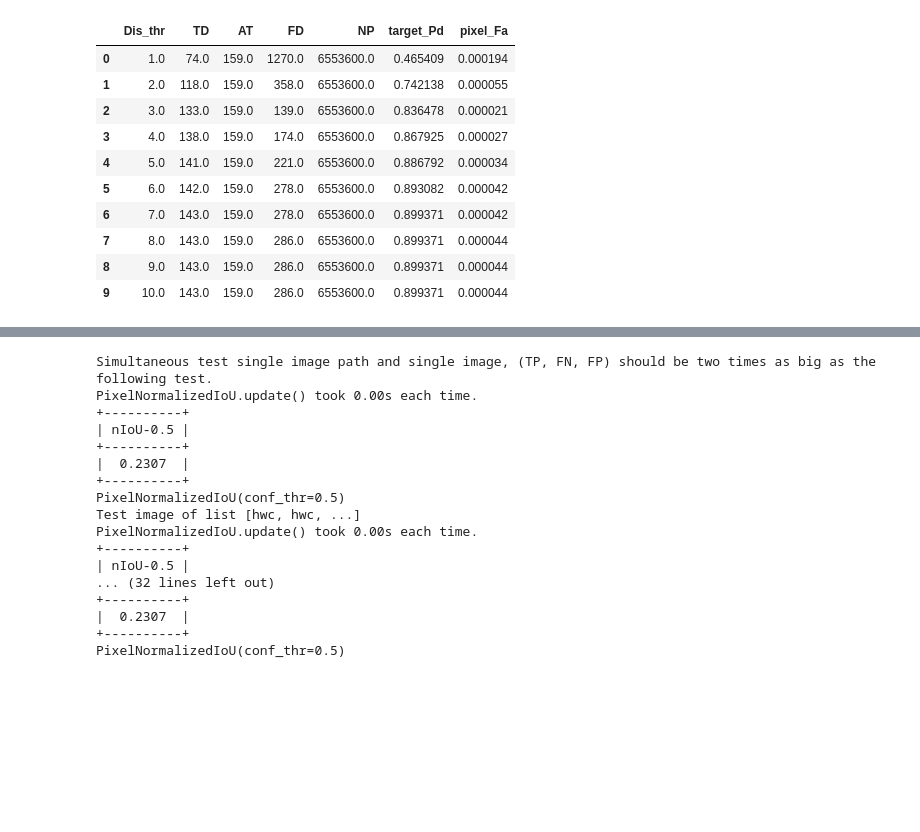
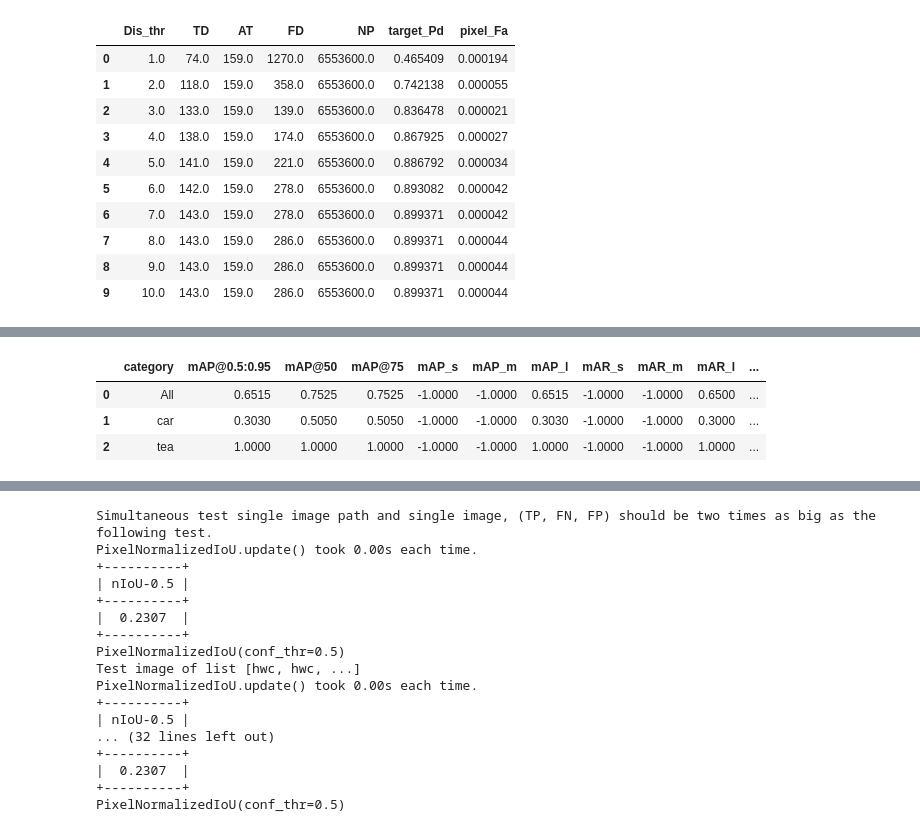
Before and after one commit to IRSTD/STD-EvalKit, a Jupyter notebook: notebook/tutorials.ipynb, the cells around one changed output, grey strips where cells are left out. Saved outputs shown, nothing was run; the diff lists cells and outputs as text; code cells hidden in the pictures; blank space fills up the shorter version.

```diff
--- a/notebook/tutorials.ipynb
+++ b/notebook/tutorials.ipynb
@@ -401,0 +608,30 @@ Metric.table
+# %%
+from stdeval.metrics import BoxAveragePrecision
+preds = [
+   dict(
+     boxes=torch.tensor([[258.0, 41.0, 606.0, 285.0],
+                   [158.0, 41.0, 462.0, 285.0]]),
+     scores=torch.tensor([0.536, 0.71]),
+     labels=torch.tensor([1, 2]),
+   ),
+    dict(
+     boxes=torch.tensor([[254.0, 413.0, 656.0, 245.0]]),
+     scores=torch.tensor([0.526]),
+     labels=torch.tensor([1]),
+   )
+ ]
+target = [
+   dict(
+     boxes=torch.tensor([[214.0, 41.0, 562.0, 285.0],
+                   [158.0, 41.0, 462.0, 285.0]]),
+     labels=torch.tensor([1,2]),
+   ),
+       dict(
+     boxes=torch.tensor([[258.0, 41.0, 606.0, 285.0]]),
+     labels=torch.tensor([1]),
+   )
+ ]
+
+metric =BoxAveragePrecision(iou_type="bbox", class_metrics=True, extended_summary=False, max_detection_thresholds=[1,10,100], classwise={0:'person', 1:'car', 2:'tea', 3:'cycle'})
+metric.update(target, preds)
+results=metric.get()
@@ -401,0 +648,7 @@ Metric.table
+# %%
+metric.table
+# %% [output]
+|  | category | mAP@0.5:0.95 | mAP@50 | mAP@75 | mAP_s | mAP_m | mAP_l | mAR_s | mAR_m | mAR_l | ... |
+| 0 | All | 0.6515 | 0.7525 | 0.7525 | -1.0000 | -1.0000 | 0.6515 | -1.0000 | -1.0000 | 0.6500 | ... |
+| 1 | car | 0.3030 | 0.5050 | 0.5050 | -1.0000 | -1.0000 | 0.3030 | -1.0000 | -1.0000 | 0.3000 | ... |
+| 2 | tea | 1.0000 | 1.0000 | 1.0000 | -1.0000 | -1.0000 | 1.0000 | -1.0000 | -1.0000 | 1.0000 | ... |
```
Also changed, not shown: parts of 25 cells of this notebook, 1 other file.
